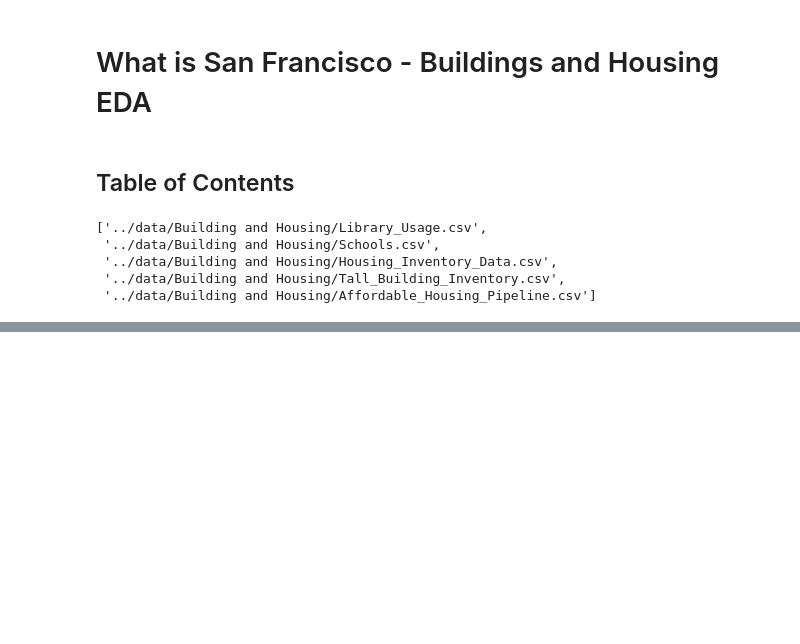
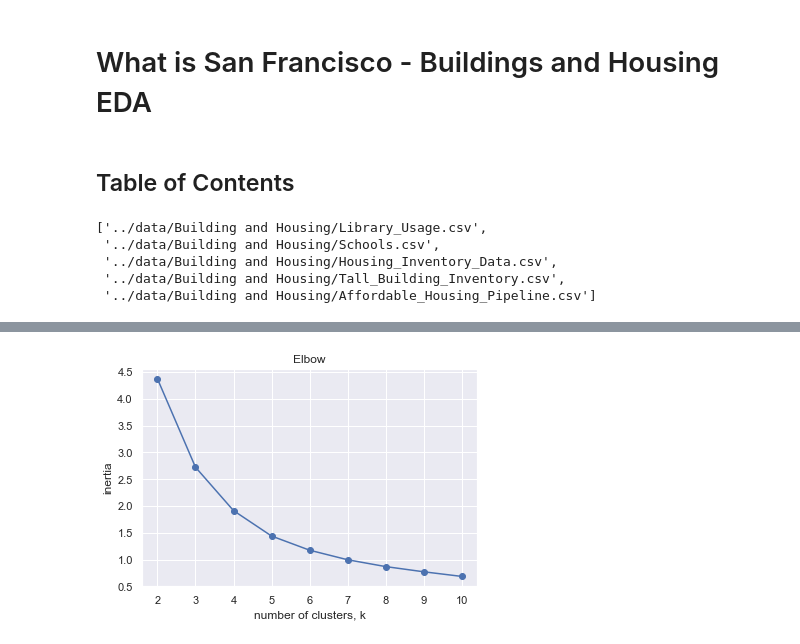
Before and after one commit to daikiminaki/San-Francisco-Data-Project, a Jupyter notebook: notebooks/what_is_sf_eda_building_and_housing.ipynb, the cells around one changed output, grey strips where cells are left out. Drawn from its saved outputs; the diff is of its cells as text; code cells hidden in the pictures; blank space fills up the shorter version.

```diff
--- a/notebooks/what_is_sf_eda_building_and_housing.ipynb
+++ b/notebooks/what_is_sf_eda_building_and_housing.ipynb
@@ -68,3 +91,8 @@ WORKSHOP COMMERCIAL                1
 DAY CARE HOME 7 - 12               1
 TOURIST HOTEL/MOT                  1
 Name: prop_use, dtype: int64
+# %%
+'''Write code that applies the KMeans clustering method from scikit-learn to this matrix.'''
+from sklearn.cluster import KMeans
+
+model = KMeans()
@@ -70,0 +117,22 @@ Name: prop_use, dtype: int64
+# %%
+ks = range(2, 11)
+inertias = []
+
+for k in ks:
+    # Create a KMeans instance with k clusters: model
+    model = KMeans(n_clusters=k)
+
+    # Fit model to samples
+    model.fit(housing_inventory[x_cols])
+
+    # Append the inertia to the list of inertias
+    inertias.append(model.inertia_)
+
+# Plot ks vs inertias
+_ = plt.plot(ks, inertias, '-o')
+_ = plt.xlabel('number of clusters, k')
+_ = plt.ylabel('inertia')
+_ = plt.xticks(ks)
+_ = plt.title('Elbow')
+# %% [output]
+[figure, added]
```
Also changed, not shown: parts of 25 cells of this notebook, 1 other file.
